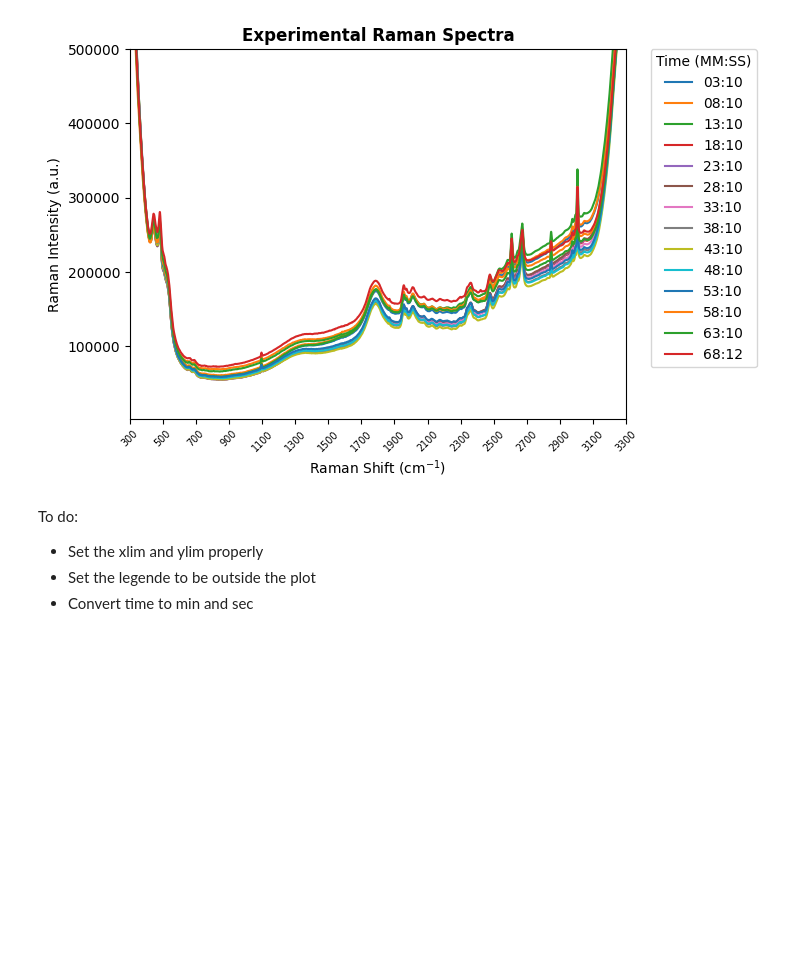
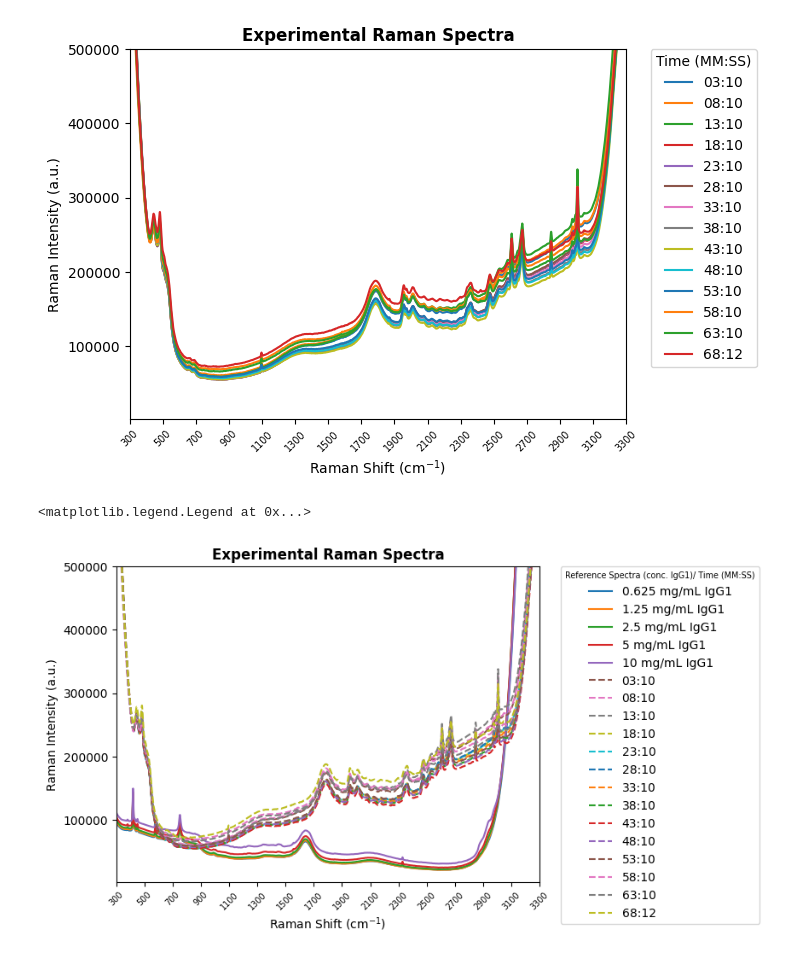
Before and after one commit to a-o-connor/PFDA-project, a Jupyter notebook: big_project_practice.ipynb, the cells around one changed output. Cells and saved outputs as stored; diff of their text form; code cells hidden in the pictures; blank space fills up the shorter version.

```diff
--- a/big_project_practice.ipynb
+++ b/big_project_practice.ipynb
@@ -109,8 +117,45 @@ ax.legend(title= "Time (MM:SS)",
 # %% [output]
 <matplotlib.legend.Legend at 0x...>
 [figure]
-# %% [markdown]
-To do:
-- Set the xlim and ylim properly
-- Set the legende to be outside the plot
-- Convert time to min and sec
+# %%
+legend_labels= reference_raman_spectra.columns[1:].to_list() + sampling_time_formatted
+
+fig, ax = plt.subplots()
+
+for i in reference_raman_spectra.columns[1:]:
+    ax.plot(
+        reference_raman_spectra["RamanShift"],
+        reference_raman_spectra[i],
+        linestyle="-",
+        # label=f"{reference_raman_spectra.columns[1:][0]}"
+    )
+
+for column in experimental_raman_spectra:
+    ax.plot(
+        experimental_raman_spectra.index,
+        experimental_raman_spectra[column],
+        linestyle="--"
+        # label=column
+    )
+ax.set_xticks(wavenumbers[::200])
+ax.set_xticklabels(wavenumbers[::200], rotation=45,
+                   fontdict= {'fontsize': 'x-small',}
+                   )
+ax.set_xlim(300,3300)
+ax.set_ylim(2500,0.5e6)
+ax.set_xlabel(r'Raman Shift (cm$^{-1})$')
+ax.set_ylabel("Raman Intensity (a.u.)")
+ax.set_title("Experimental Raman Spectra",
+             fontdict = {'fontsize': 'large','fontweight' : "bold",}
+             )
+ax.legend(
+          title= "Reference Spectra (conc. IgG1)/ Time (MM:SS)",
+          labels= legend_labels,
+          loc="upper left",
+          bbox_to_anchor=(1.05, 1),
+          borderaxespad=0,
+          title_fontsize="x-small"
+          )
+# %% [output]
+<matplotlib.legend.Legend at 0x...>
+[figure, added]
```
Also changed, not shown: parts of 7 cells of this notebook.
